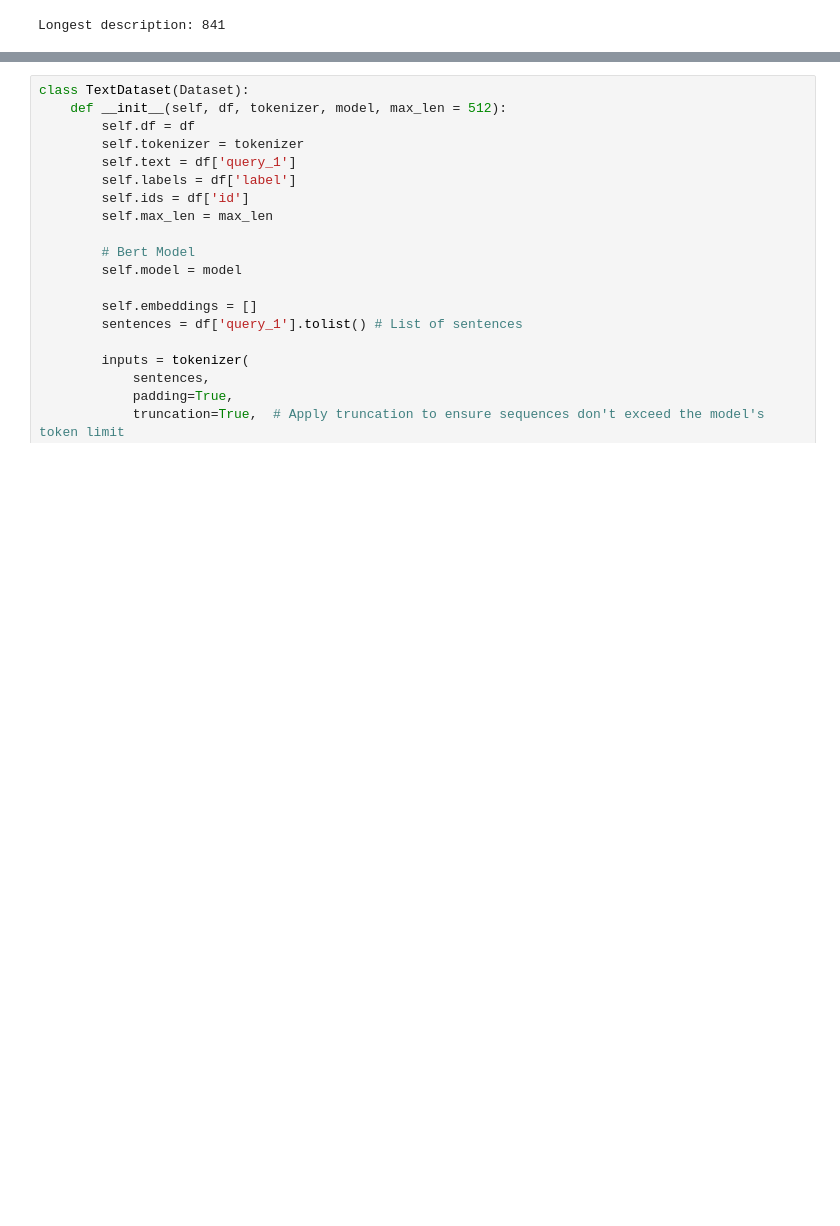
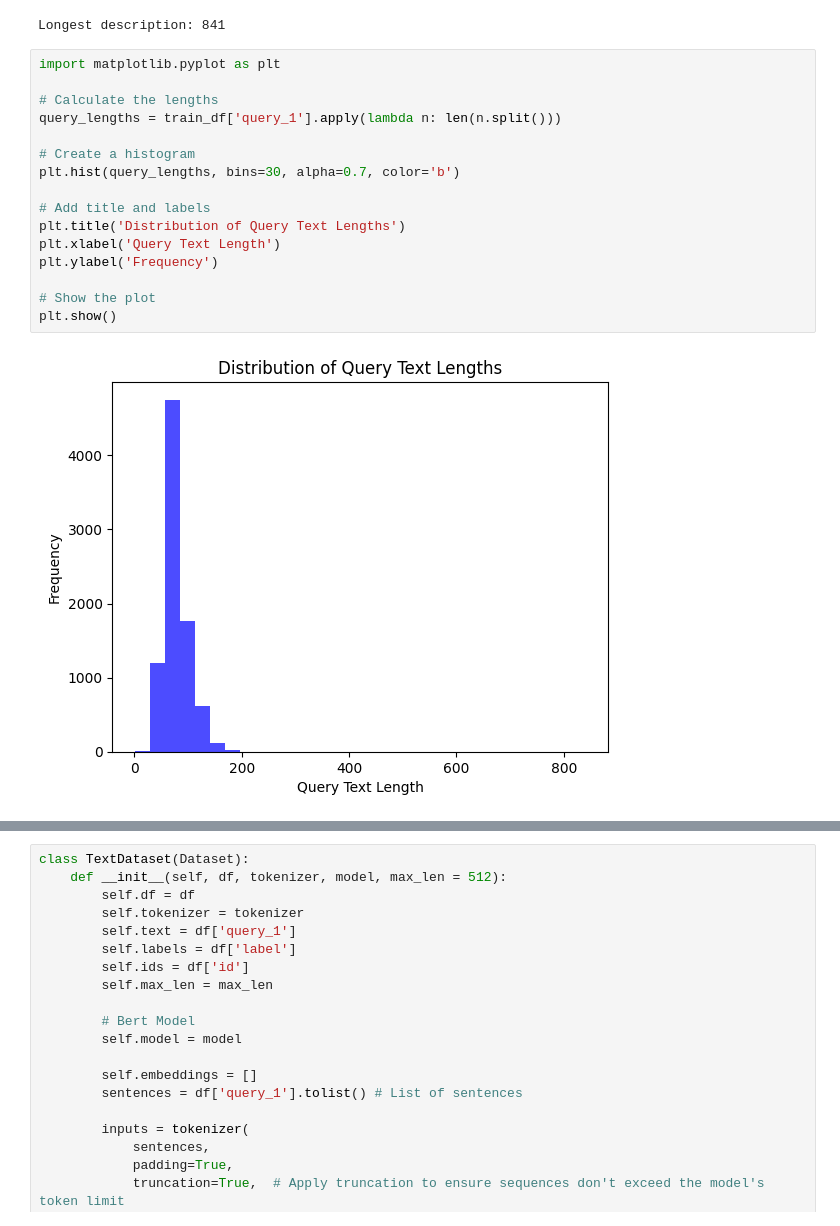
Before and after one commit to lharriso/DeepLearning, a Jupyter notebook: model/BERT.ipynb, the cells around one changed output, grey strips where cells are left out. Saved outputs shown, nothing was run; the diff lists cells and outputs as text; blank space fills up the shorter version.

Commit message:
Added distributions and graphs

```diff
--- a/model/BERT.ipynb
+++ b/model/BERT.ipynb
@@ -41,3 +41,21 @@ max_len_train = train_df['query_1'].apply(lambda n: len(n.split())).max()
 print(f"Longest description: {max_len_train}")
 # %% [output]
 Longest description: 841
+# %%
+import matplotlib.pyplot as plt
+
+# Calculate the lengths
+query_lengths = train_df['query_1'].apply(lambda n: len(n.split()))
+
+# Create a histogram
+plt.hist(query_lengths, bins=30, alpha=0.7, color='b')
+
+# Add title and labels
+plt.title('Distribution of Query Text Lengths')
+plt.xlabel('Query Text Length')
+plt.ylabel('Frequency')
+
+# Show the plot
+plt.show()
+# %% [output]
+[figure, added]
```
Also changed, not shown: parts of 3 cells of this notebook.
